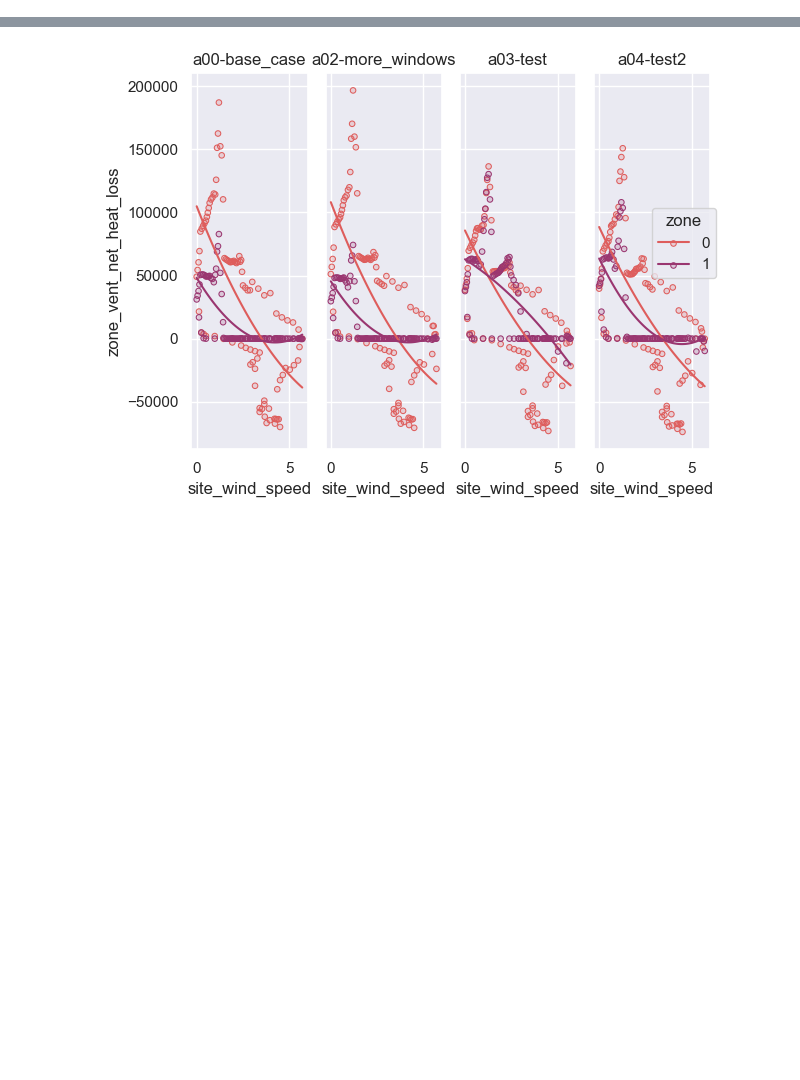
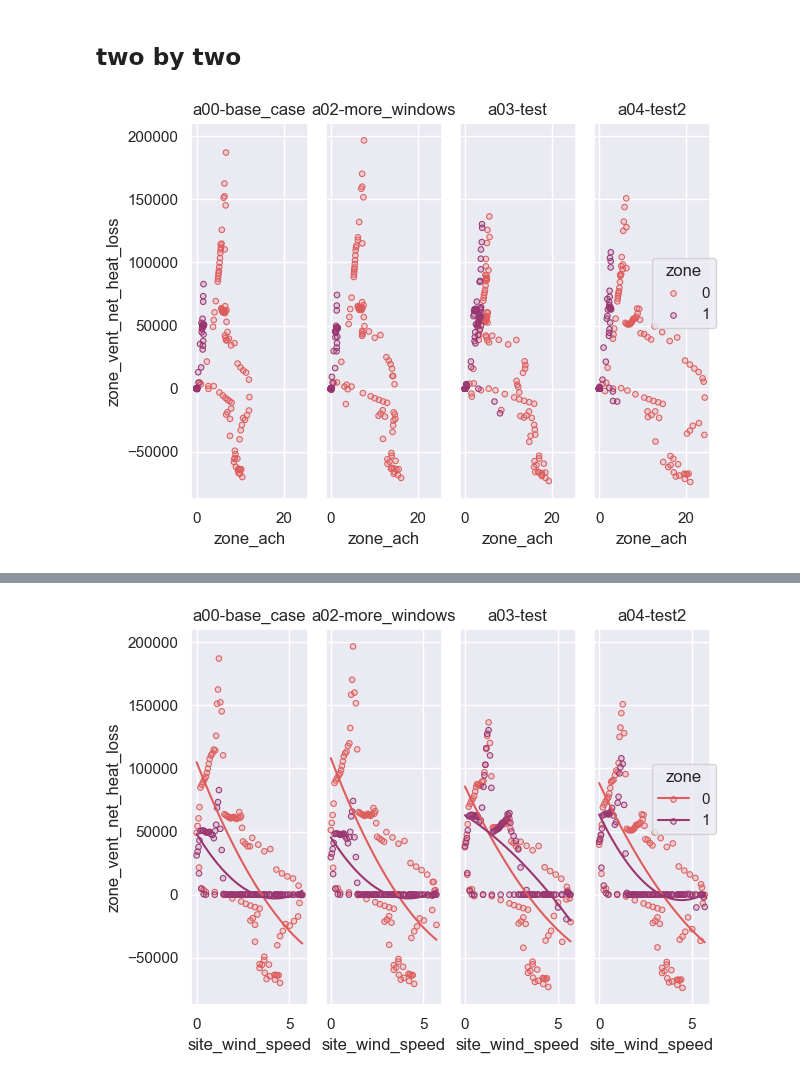
Before and after one commit to juliet29/plan2EPlus, a Jupyter notebook: _notebooks/analysis/t01_ach.ipynb, the cells around one changed output, grey strips where cells are left out. Drawn from its saved outputs; the diff is of its cells as text; code cells hidden in the pictures; blank space fills up the shorter version.

```diff
--- a/_notebooks/analysis/t01_ach.ipynb
+++ b/_notebooks/analysis/t01_ach.ipynb
@@ -22,3 +22,12 @@ import numpy as np
 bv = BiVariableAnalysis("test0")
 # bv.update_qois(OutputVars.site_wind_speed, OutputVars.zone_ach)
 # bv.run()
+# %% [markdown]
+## two by two
+# %%
+bv.update_qois(OutputVars.zone_ach, PostProcessedOutputVars.zone_vent_net_heat_loss)
+bv.update_is_post_process_qoi(qoi2_bool=True)
+bv.is_two_by_two = True
+bv.run()
+# %% [output]
+[figure, added]
```
Also changed, not shown: parts of 12 cells of this notebook, 24 other files.
